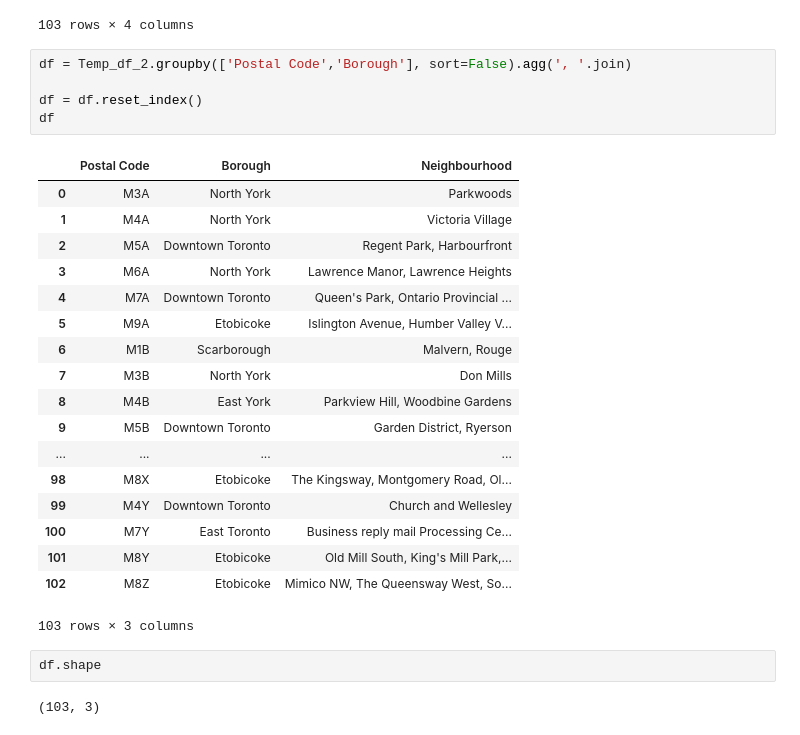
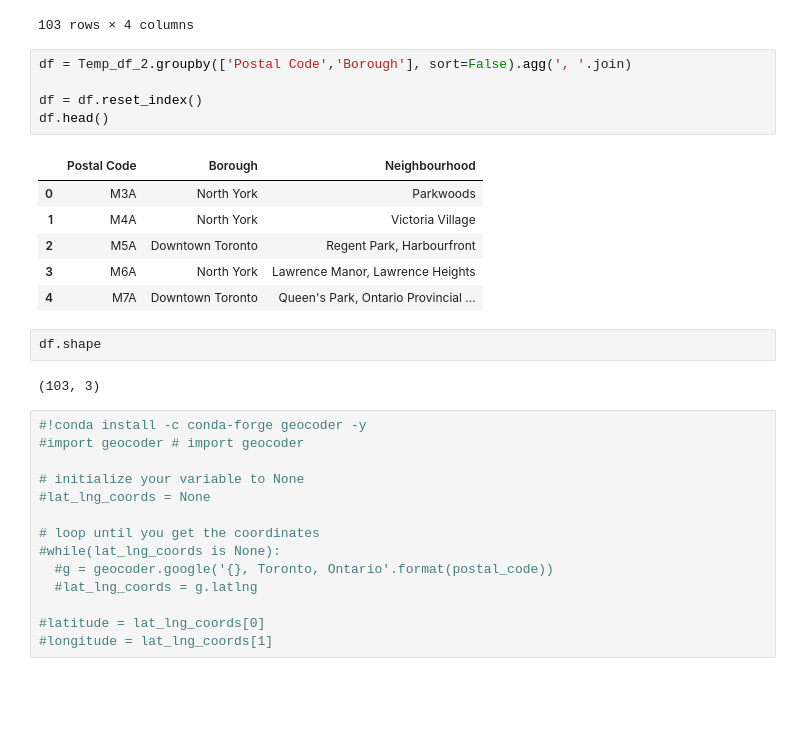
Before and after one commit to cmuskari/Coursera_Capstone, a Jupyter notebook: Segmenting and Clustering Neighborhoods in Toronto.ipynb, the cells around one changed output. Saved outputs shown, nothing was run; the diff lists cells and outputs as text; blank space fills up the shorter version.

```diff
--- a/Segmenting and Clustering Neighborhoods in Toronto.ipynb
+++ b/Segmenting and Clustering Neighborhoods in Toronto.ipynb
@@ -69,28 +69,30 @@ Temp_df_2
 # %%
 df = Temp_df_2.groupby(['Postal Code','Borough'], sort=False).agg(', '.join)
 
 df = df.reset_index()
-df
+df.head()
 # %% [output]
 |  | Postal Code | Borough | Neighbourhood |
 | 0 | M3A | North York | Parkwoods |
 | 1 | M4A | North York | Victoria Village |
 | 2 | M5A | Downtown Toronto | Regent Park, Harbourfront |
 | 3 | M6A | North York | Lawrence Manor, Lawrence Heights |
 | 4 | M7A | Downtown Toronto | Queen's Park, Ontario Provincial ... |
-| 5 | M9A | Etobicoke | Islington Avenue, Humber Valley V... |
-| 6 | M1B | Scarborough | Malvern, Rouge |
-| 7 | M3B | North York | Don Mills |
-| 8 | M4B | East York | Parkview Hill, Woodbine Gardens |
-| 9 | M5B | Downtown Toronto | Garden District, Ryerson |
-| ... | ... | ... | ... |
-| 98 | M8X | Etobicoke | The Kingsway, Montgomery Road, Ol... |
-| 99 | M4Y | Downtown Toronto | Church and Wellesley |
-| 100 | M7Y | East Toronto | Business reply mail Processing Ce... |
-| 101 | M8Y | Etobicoke | Old Mill South, King's Mill Park,... |
-| 102 | M8Z | Etobicoke | Mimico NW, The Queensway West, So... |
-103 rows × 3 columns
 # %%
 df.shape
 # %% [output]
 (103, 3)
+# %%
+#!conda install -c conda-forge geocoder -y
+#import geocoder # import geocoder
+
+# initialize your variable to None
+#lat_lng_coords = None
+
+# loop until you get the coordinates
+#while(lat_lng_coords is None):
+  #g = geocoder.google('{}, Toronto, Ontario'.format(postal_code))
+  #lat_lng_coords = g.latlng
+
+#latitude = lat_lng_coords[0]
+#longitude = lat_lng_coords[1]
```
Also changed, not shown: parts of 3 cells of this notebook.
